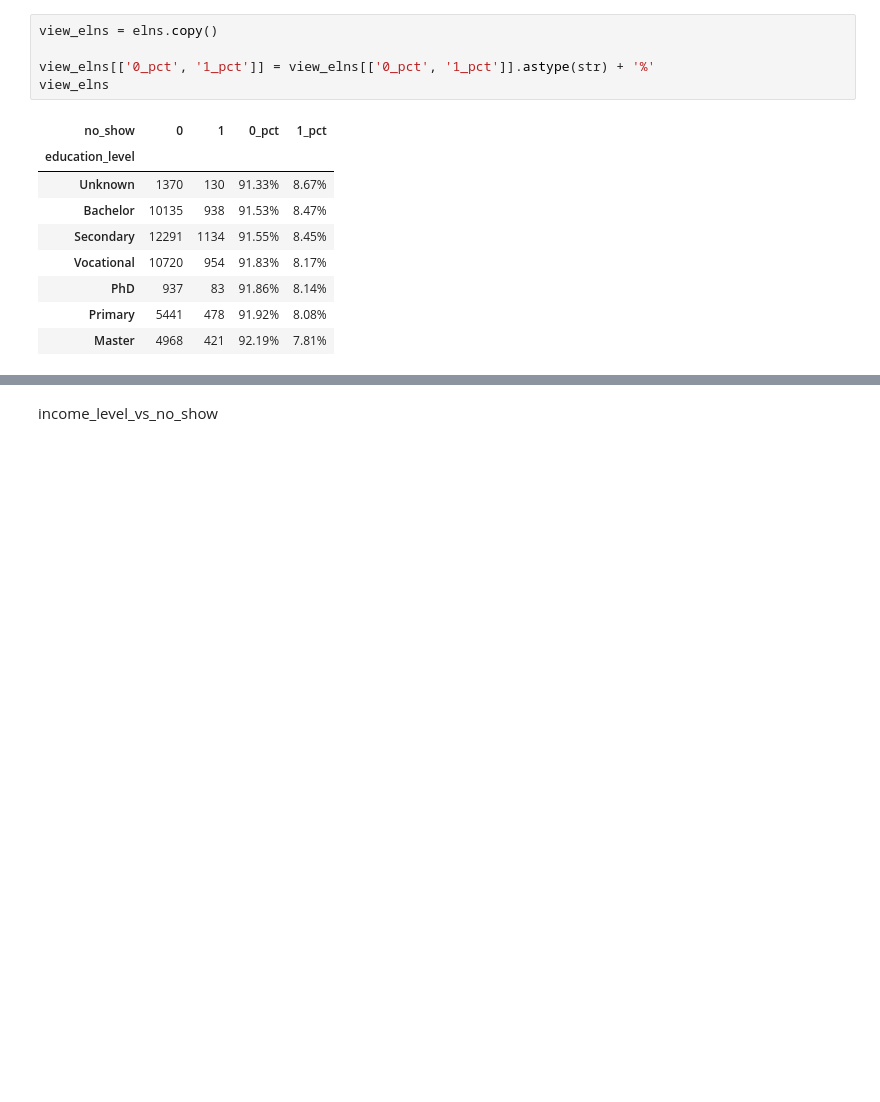
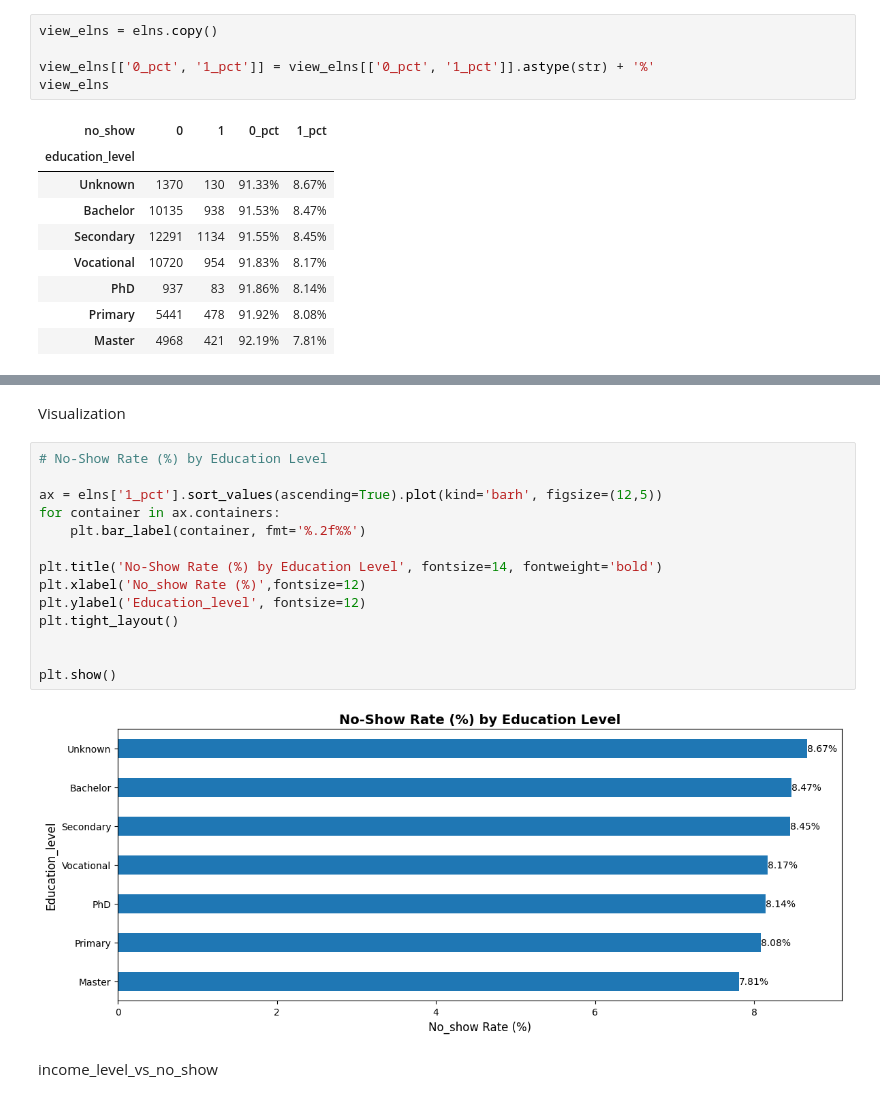
Before and after one commit to akashcstech/Health_Care_No_Show_Data_Analysis, a Jupyter notebook: Data_clean.ipynb, the cells around one changed output, grey strips where cells are left out. Drawn from its saved outputs; the diff is of its cells as text; blank space fills up the shorter version.

Commit message:
education_level_vs_no_show

```diff
--- a/Data_clean.ipynb
+++ b/Data_clean.ipynb
@@ -1145,3 +1153,21 @@ view_elns
+# %% [markdown]
+Visualization
+# %%
+# No-Show Rate (%) by Education Level
+
+ax = elns['1_pct'].sort_values(ascending=True).plot(kind='barh', figsize=(12,5))
+for container in ax.containers:
+    plt.bar_label(container, fmt='%.2f%%')
+
+plt.title('No-Show Rate (%) by Education Level', fontsize=14, fontweight='bold')
+plt.xlabel('No_show Rate (%)',fontsize=12)
+plt.ylabel('Education_level', fontsize=12)
+plt.tight_layout()
+
+
+plt.show()
+# %% [output]
+[figure, added]
 # %% [markdown]
 income_level_vs_no_show
 # %%
```
Also changed, not shown: parts of 2 cells of this notebook.
